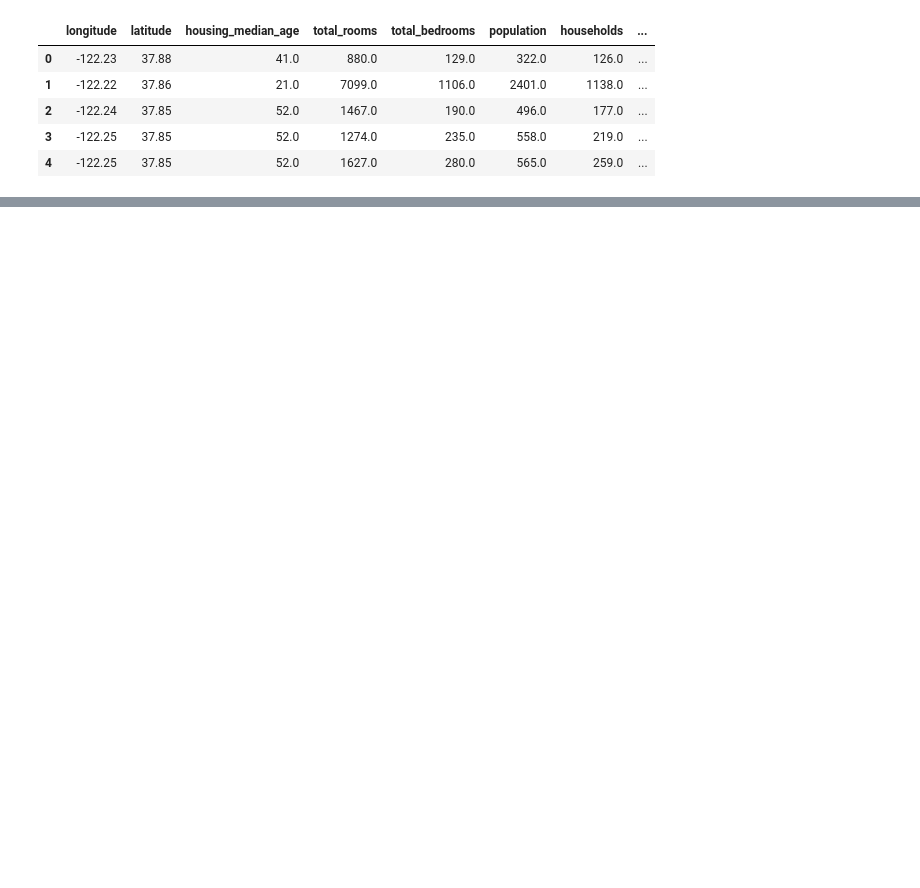
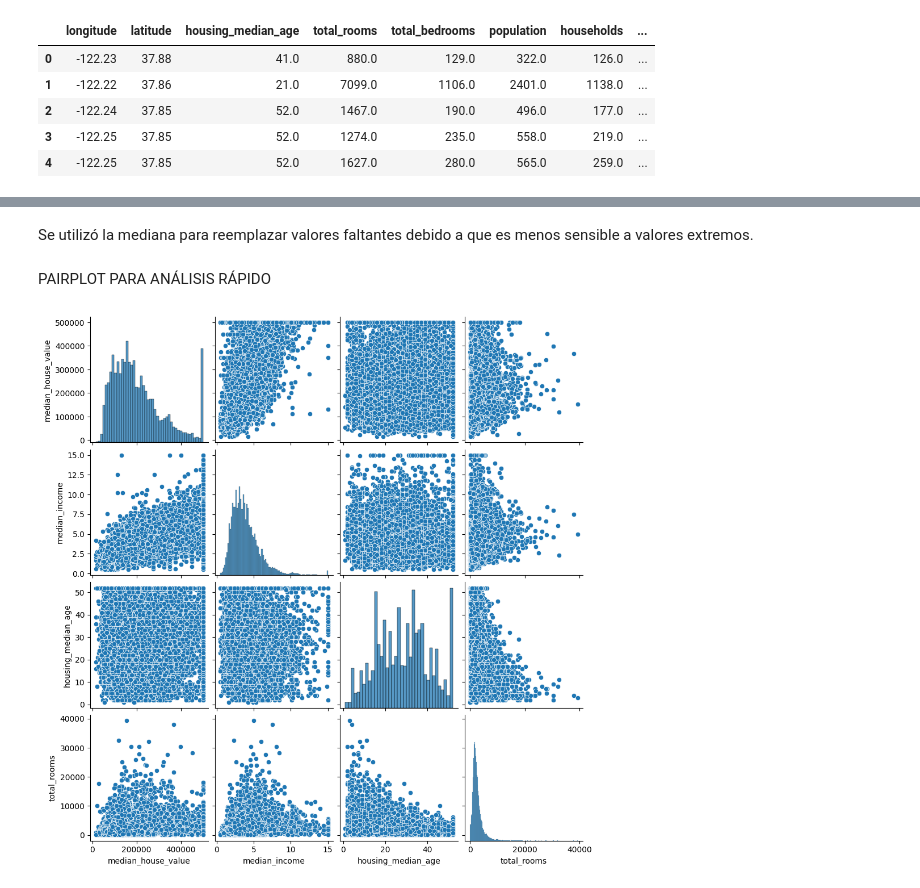
Before and after one commit to oscarmolmedo/TheHacht, a Jupyter notebook: Analisis_Precios/EDA_CASAS.ipynb, the cells around one changed output, grey strips where cells are left out. Drawn from its saved outputs; the diff is of its cells as text; code cells hidden in the pictures; blank space fills up the shorter version.

```diff
--- a/Analisis_Precios/EDA_CASAS.ipynb
+++ b/Analisis_Precios/EDA_CASAS.ipynb
@@ -74,5 +57,0 @@ Utilizamos la mediana para evitar que la presencia de outliers pueda afectar al
-# %%
-df['total_bedrooms'].fillna(
-    df['total_bedrooms'].median(),
-    inplace=True
-)
@@ -78,0 +92,23 @@ df['total_bedrooms'].fillna(
+# %%
+df['total_bedrooms'] = df['total_bedrooms'].fillna(
+    df['total_bedrooms'].median()
+)
+# %% [markdown]
+Se utilizó la mediana para reemplazar valores faltantes debido a que es menos sensible a valores extremos.
+# %% [markdown]
+PAIRPLOT PARA ANÁLISIS RÁPIDO
+# %%
+sns.pairplot(
+    df[
+        [
+            "median_house_value",
+            "median_income",
+            "housing_median_age",
+            "total_rooms"
+        ]
+    ]
+)
+
+plt.show()
+# %% [output]
+[figure, added]
```
Also changed, not shown: parts of 34 cells of this notebook.
